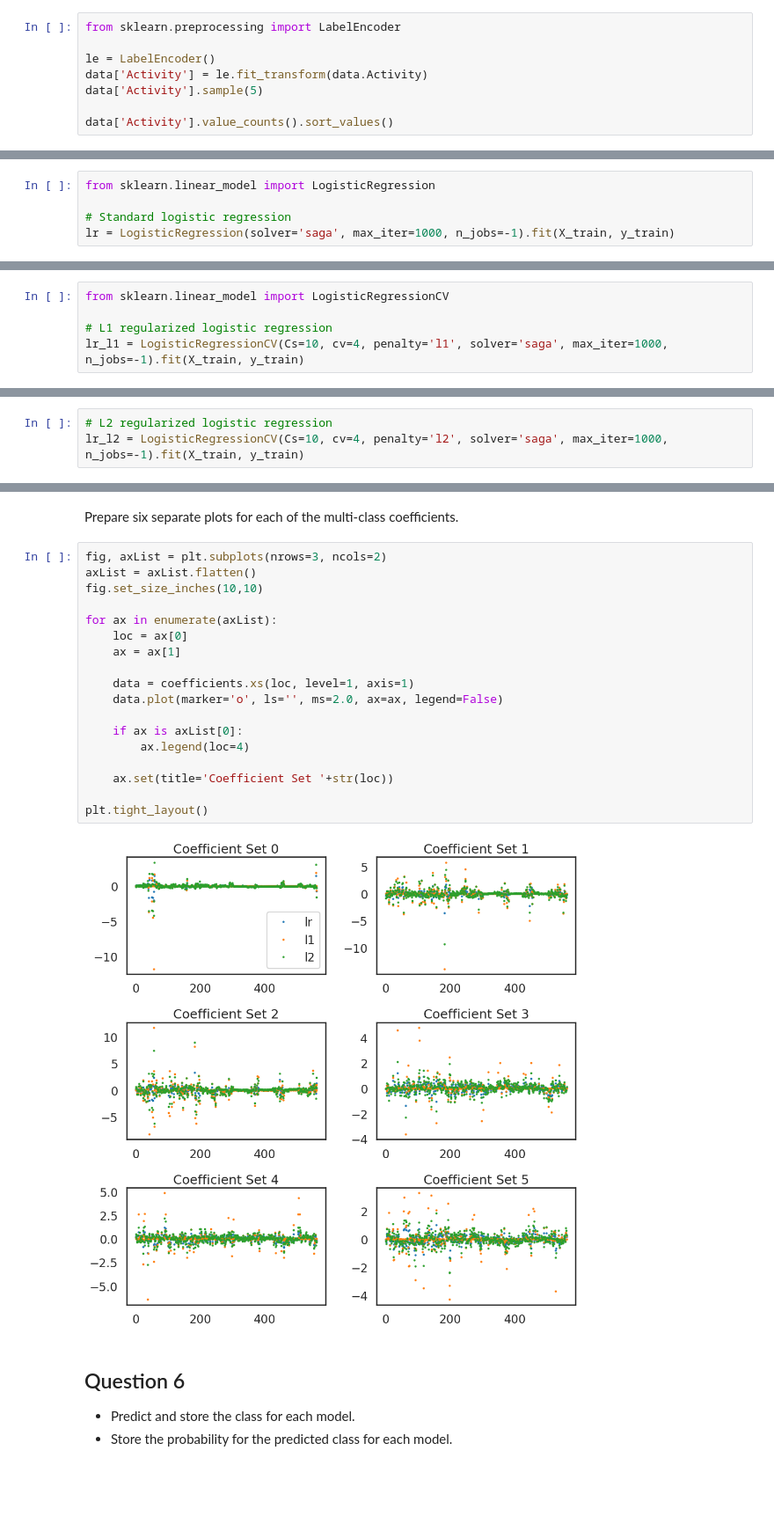
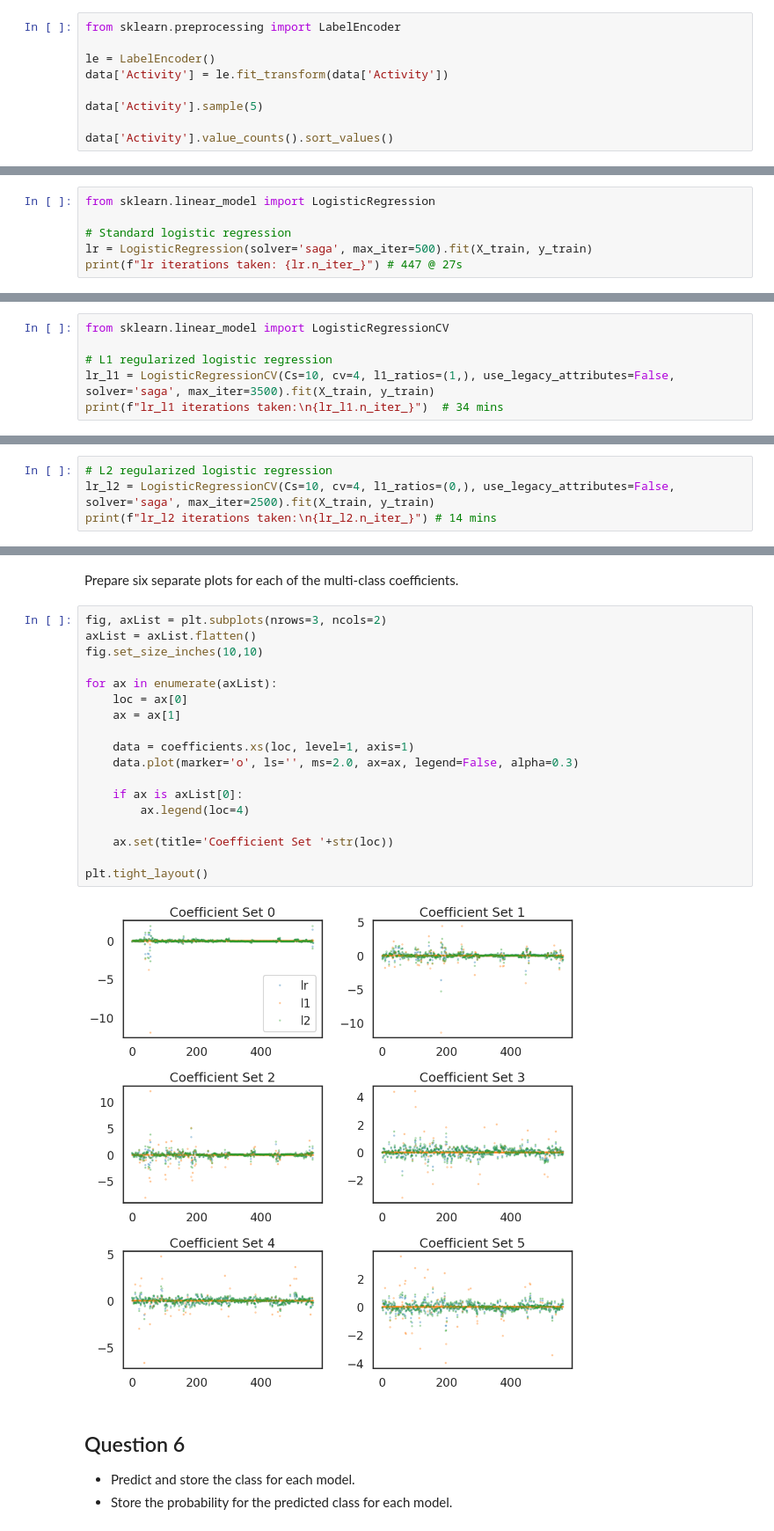
Before and after one commit to batspike/ML-Projects-and-Tutorials, a Jupyter notebook: IBM_Machine_Learning/03_SupervisedMachineLearning_Classification/Module01_LogisticRegression_DemoLab.ipynb, the cells around one changed output, grey strips where cells are left out. Shown at 88% size. Drawn from its saved outputs; the diff is of its cells as text; blank space fills up the shorter version.

```diff
--- a/IBM_Machine_Learning/03_SupervisedMachineLearning_Classification/Module01_LogisticRegression_DemoLab.ipynb
+++ b/IBM_Machine_Learning/03_SupervisedMachineLearning_Classification/Module01_LogisticRegression_DemoLab.ipynb
@@ -343,7 +343,8 @@ Use `LabelEncoder` to fit_transform the "Activity" column, and look at 5 random
 from sklearn.preprocessing import LabelEncoder
 
 le = LabelEncoder()
-data['Activity'] = le.fit_transform(data.Activity)
+data['Activity'] = le.fit_transform(data['Activity'])
+
 data['Activity'].sample(5)
 
 data['Activity'].value_counts().sort_values()
@@ -473,4 +475,5 @@ Name: proportion, dtype: float64
 from sklearn.linear_model import LogisticRegression
 
 # Standard logistic regression
-lr = LogisticRegression(solver='saga', max_iter=1000, n_jobs=-1).fit(X_train, y_train)
+lr = LogisticRegression(solver='saga', max_iter=500).fit(X_train, y_train)
+print(f"lr iterations taken: {lr.n_iter_}") # 447 @ 27s
@@ -478,4 +483,5 @@ lr = LogisticRegression(solver='saga', max_iter=1000, n_jobs=-1).fit(X_train, y_
 from sklearn.linear_model import LogisticRegressionCV
 
 # L1 regularized logistic regression
-lr_l1 = LogisticRegressionCV(Cs=10, cv=4, penalty='l1', solver='saga', max_iter=1000, n_jobs=-1).fit(X_train, y_train)
+lr_l1 = LogisticRegressionCV(Cs=10, cv=4, l1_ratios=(1,), use_legacy_attributes=False, solver='saga', max_iter=3500).fit(X_train, y_train)
+print(f"lr_l1 iterations taken:\n{lr_l1.n_iter_}")  # 34 mins
@@ -482,3 +496,4 @@ lr_l1 = LogisticRegressionCV(Cs=10, cv=4, penalty='l1', solver='saga', max_iter=
 # %%
 # L2 regularized logistic regression
-lr_l2 = LogisticRegressionCV(Cs=10, cv=4, penalty='l2', solver='saga', max_iter=1000, n_jobs=-1).fit(X_train, y_train)
+lr_l2 = LogisticRegressionCV(Cs=10, cv=4, l1_ratios=(0,), use_legacy_attributes=False, solver='saga', max_iter=2500).fit(X_train, y_train)
+print(f"lr_l2 iterations taken:\n{lr_l2.n_iter_}") # 14 mins
@@ -519,23 +542,23 @@ Prepare six separate plots for each of the multi-class coefficients.
 # %%
 fig, axList = plt.subplots(nrows=3, ncols=2)
 axList = axList.flatten()
 fig.set_size_inches(10,10)
 
 for ax in enumerate(axList):
     loc = ax[0]
     ax = ax[1]
 
     data = coefficients.xs(loc, level=1, axis=1)
-    data.plot(marker='o', ls='', ms=2.0, ax=ax, legend=False)
+    data.plot(marker='o', ls='', ms=2.0, ax=ax, legend=False, alpha=0.3)
 
     if ax is axList[0]:
         ax.legend(loc=4)
 
     ax.set(title='Coefficient Set '+str(loc))
 
 plt.tight_layout()
 # %% [output]
-[figure, old version]
+[figure, new version]
 # %% [markdown]
 ## Question 6
 
```
Also changed, not shown: parts of 24 cells of this notebook, 4 other files.
